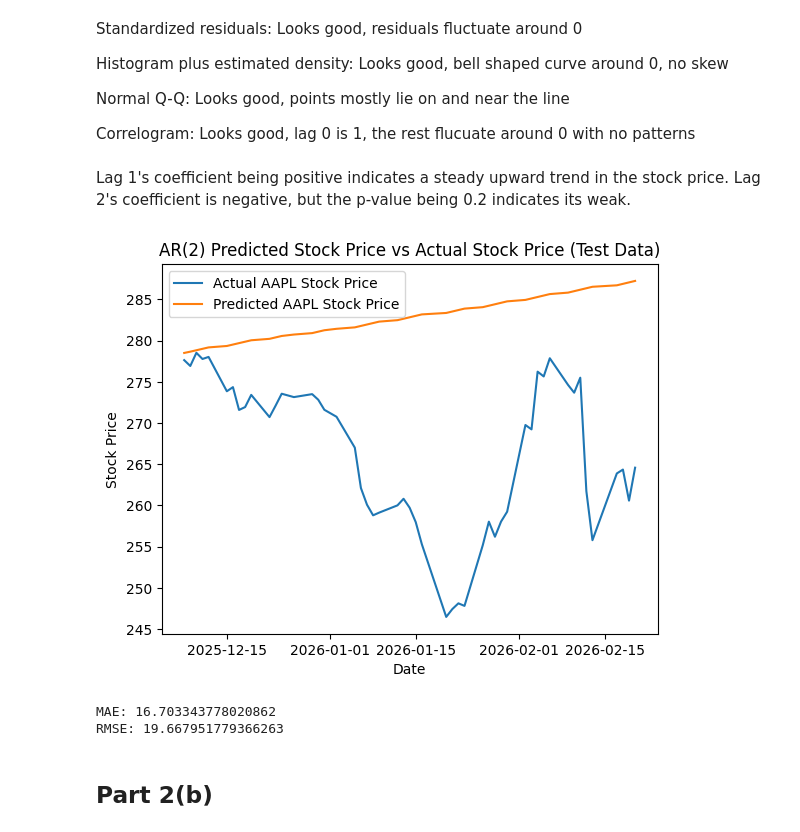
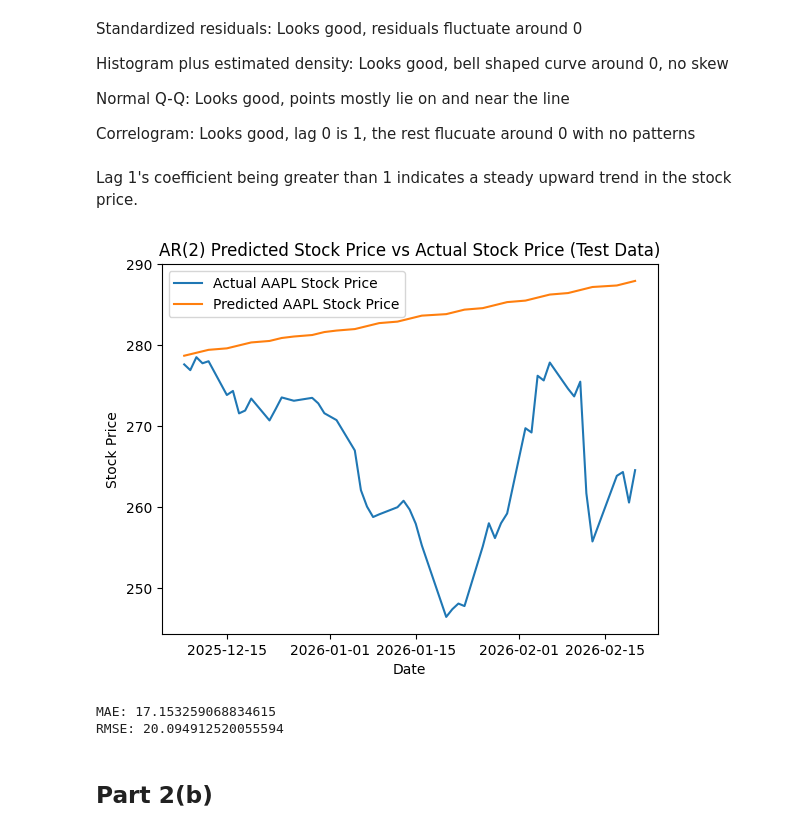
Before and after one commit to jona-nakai/Machine-Learning-and-Data-Mining-2, a Jupyter notebook: homework/homework 4/HW_4.ipynb, the cells around one changed output. Cells and saved outputs as stored; diff of their text form; code cells hidden in the pictures.

```diff
--- a/homework/homework 4/HW_4.ipynb
+++ b/homework/homework 4/HW_4.ipynb
@@ -11,4 +18,5 @@ from statsmodels.tsa.arima.model import ARIMA
 # %%
 AAPL = yf.Ticker("AAPL")
 AAPL_values = AAPL.history(start="2025-02-20")[['Close']]
+AAPL_values = AAPL_values['Close']
 # %%
@@ -47,7 +52,7 @@ y_test = np.array(test_data).reshape(-1, 1)
 # %%
-p = 2
+p = 1
 
-ar_model = AutoReg(y_train, lags=p, trend='n')
+ar_model = AutoReg(train_data, lags=p, trend='n')
 ar_results = ar_model.fit()
 
 print(ar_results.summary())
@@ -86,28 +94,28 @@ Normal Q-Q: Looks good, points mostly lie on and near the line
 
 Correlogram: Looks good, lag 0 is 1, the rest flucuate around 0 with no patterns
 # %% [markdown]
-Lag 1's coefficient being positive indicates a steady upward trend in the stock price. Lag 2's coefficient is negative, but the p-value being 0.2 indicates its weak.
+Lag 1's coefficient being greater than 1 indicates a steady upward trend in the stock price.
 # %%
 ar_pred = ar_results.predict(start=len(train_data), end=len(train_data) + len(test_data) - 1)
 
-plt.plot(test_data.index, test_data['Close'], label='Actual AAPL Stock Price')
+plt.plot(test_data.index, test_data, label='Actual AAPL Stock Price')
 plt.plot(test_data.index, ar_pred, label='Predicted AAPL Stock Price')
 plt.xlabel('Date')
 plt.ylabel('Stock Price')
 plt.title('AR(2) Predicted Stock Price vs Actual Stock Price (Test Data)')
 plt.legend()
 plt.show()
 # %% [output]
-[figure, old version]
+[figure, new version]
 # %%
-ar_mae = mean_absolute_error(test_data['Close'], ar_pred)
-ar_rmse = np.sqrt(mean_squared_error(test_data['Close'], ar_pred))
+ar_mae = mean_absolute_error(test_data, ar_pred)
+ar_rmse = np.sqrt(mean_squared_error(test_data, ar_pred))
 
 print("MAE:", ar_mae)
 print("RMSE:", ar_rmse)
 # %% [output]
-MAE: 16.703343778020862
-RMSE: 19.667951779366263
+MAE: 17.153259068834615
+RMSE: 20.094912520055594
 # %% [markdown]
 ## Part 2(b)
 # %%
```
Also changed, not shown: parts of 46 cells of this notebook, 1 other file.
